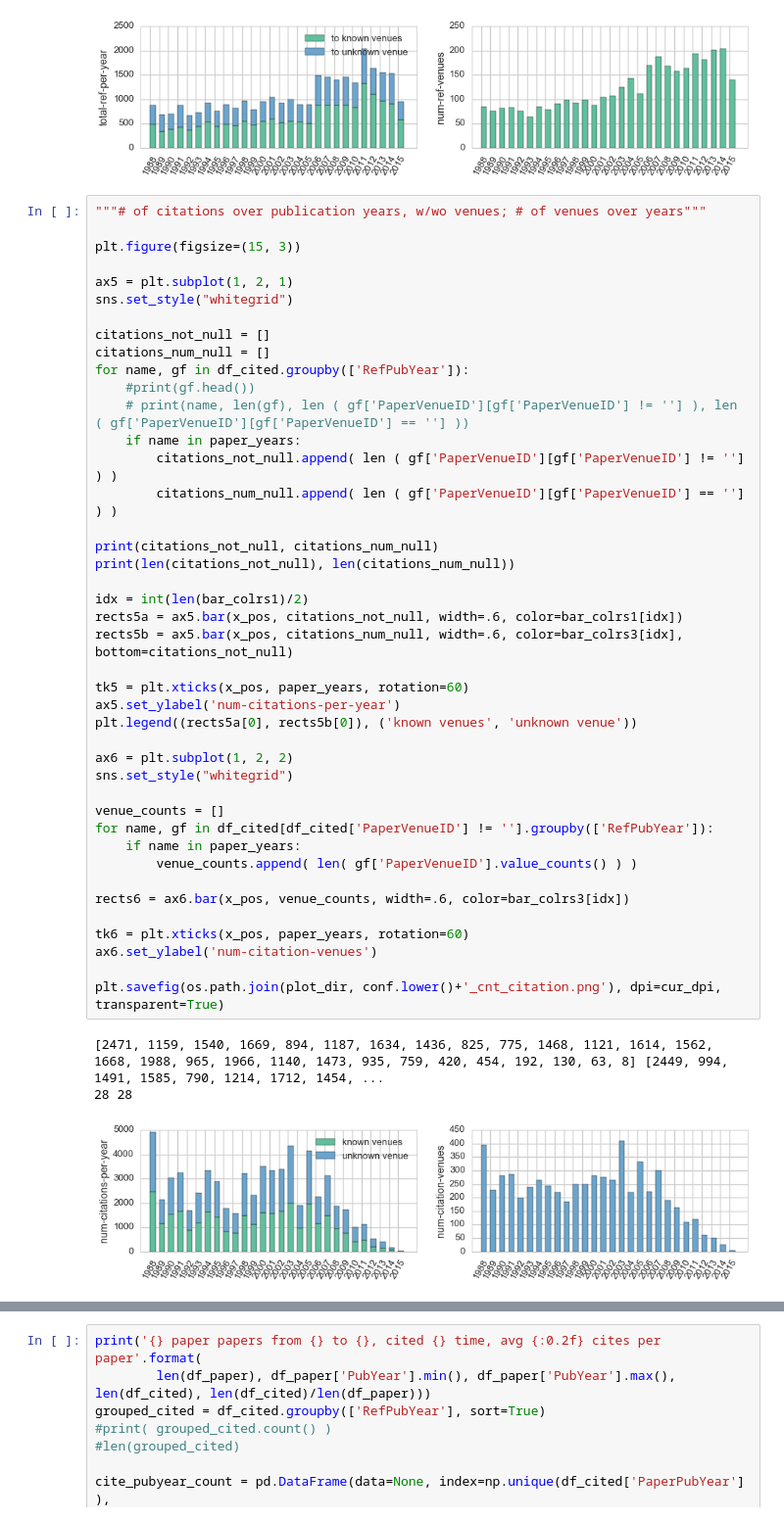
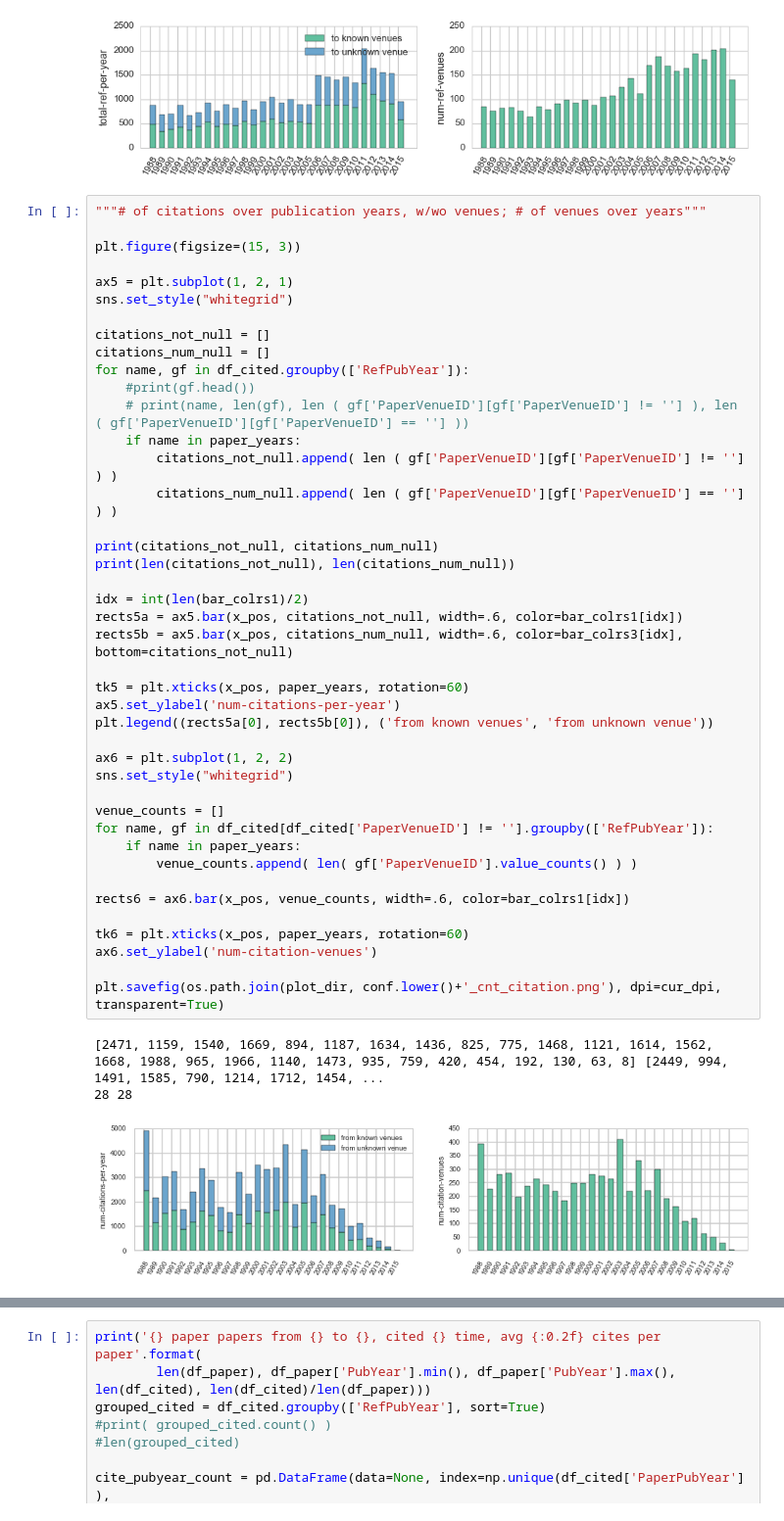
Before and after one commit to lexingxie/academic-graph, a Jupyter notebook: plot_conf_citations.ipynb, the cells around one changed output, grey strips where cells are left out. Shown at 98% size. Saved outputs shown, nothing was run; the diff lists cells and outputs as text.

```diff
--- a/plot_conf_citations.ipynb
+++ b/plot_conf_citations.ipynb
@@ -300,36 +300,36 @@ for name, gf in df_cited.groupby(['RefPubYear']):
     if name in paper_years:
         citations_not_null.append( len ( gf['PaperVenueID'][gf['PaperVenueID'] != ''] ) )
         citations_num_null.append( len ( gf['PaperVenueID'][gf['PaperVenueID'] == ''] ) )
 
 print(citations_not_null, citations_num_null)
 print(len(citations_not_null), len(citations_num_null))
 
 idx = int(len(bar_colrs1)/2)
 rects5a = ax5.bar(x_pos, citations_not_null, width=.6, color=bar_colrs1[idx])
 rects5b = ax5.bar(x_pos, citations_num_null, width=.6, color=bar_colrs3[idx], bottom=citations_not_null)
 
 tk5 = plt.xticks(x_pos, paper_years, rotation=60)
 ax5.set_ylabel('num-citations-per-year')
-plt.legend((rects5a[0], rects5b[0]), ('known venues', 'unknown venue'))
+plt.legend((rects5a[0], rects5b[0]), ('from known venues', 'from unknown venue'))
 
 ax6 = plt.subplot(1, 2, 2)
 sns.set_style("whitegrid")
 
 venue_counts = []
 for name, gf in df_cited[df_cited['PaperVenueID'] != ''].groupby(['RefPubYear']):
     if name in paper_years:
         venue_counts.append( len( gf['PaperVenueID'].value_counts() ) )
 
-rects6 = ax6.bar(x_pos, venue_counts, width=.6, color=bar_colrs3[idx])
+rects6 = ax6.bar(x_pos, venue_counts, width=.6, color=bar_colrs1[idx])
 
 tk6 = plt.xticks(x_pos, paper_years, rotation=60)
 ax6.set_ylabel('num-citation-venues')
 
 plt.savefig(os.path.join(plot_dir, conf.lower()+'_cnt_citation.png'), dpi=cur_dpi, transparent=True)
 # %% [output]
 [2471, 1159, 1540, 1669, 894, 1187, 1634, 1436, 825, 775, 1468, 1121, 1614, 1562, 1668, 1988, 965, 1966, 1140, 1473, 935, 759, 420, 454, 192, 130, 63, 8] [2449, 994, 1491, 1585, 790, 1214, 1712, 1454, ...
 28 28
-[figure, old version]
+[figure, new version]
 # %%
 print('{} paper papers from {} to {}, citing {} others, avg {:0.2f} references per paper'.format(
         len(df_paper), df_paper['PubYear'].min(), df_paper['PubYear'].max(), len(df_citing), len(df_citing)/len(df_paper)))
```
Also changed, not shown: parts of 11 cells of this notebook.
